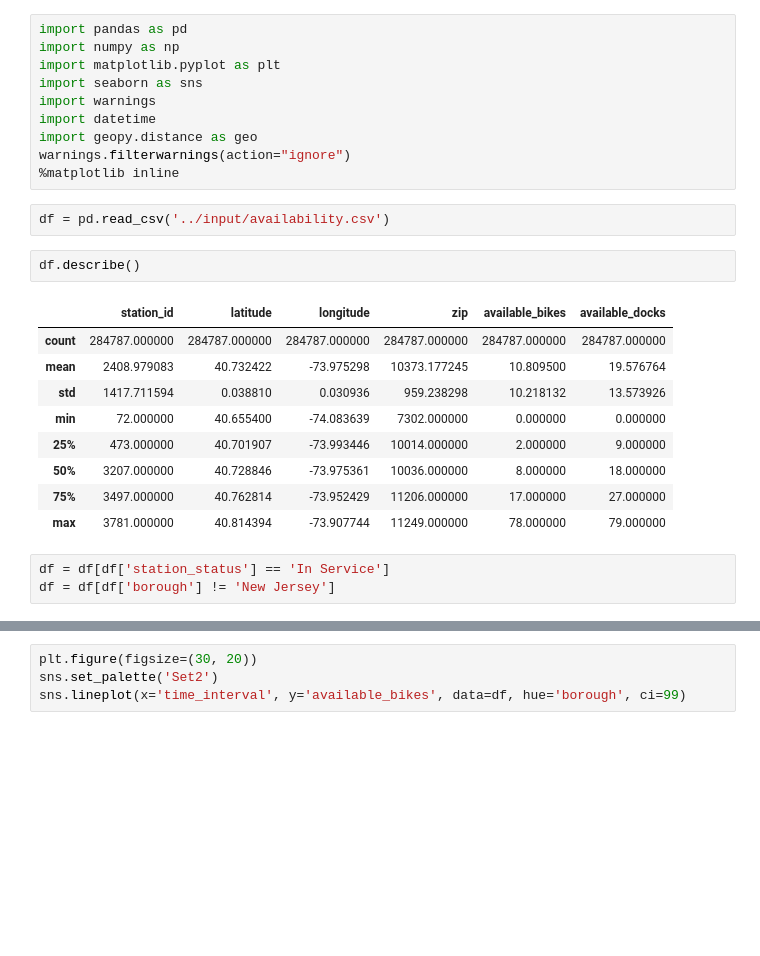
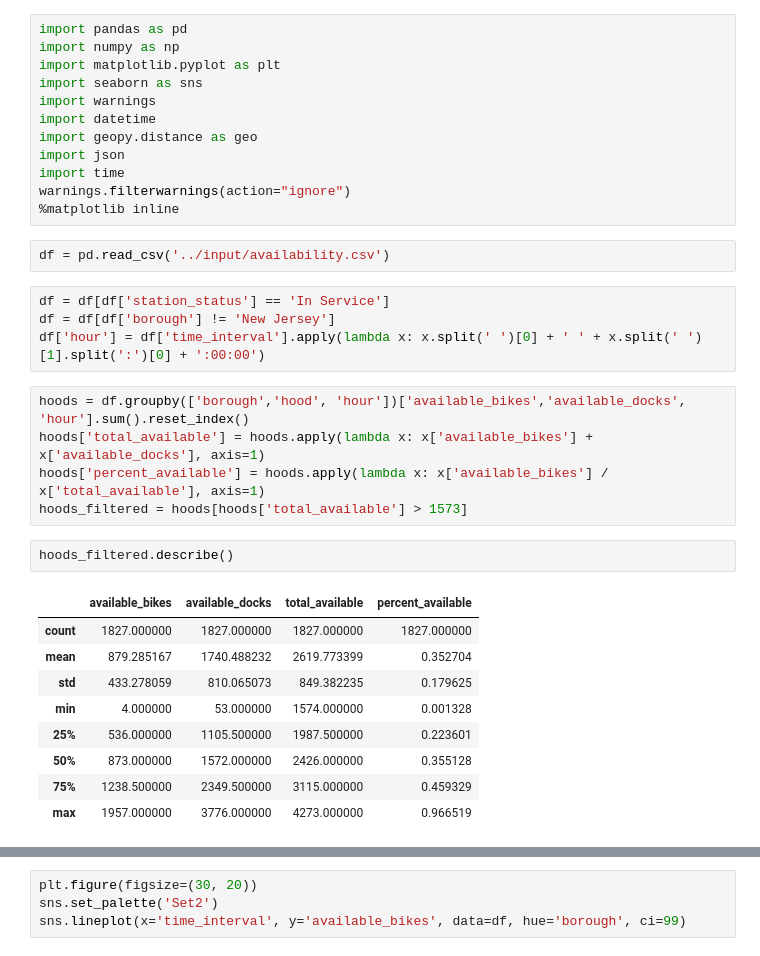
Before and after one commit to alhankeser/citibike-analysis, a Jupyter notebook: notebooks/CitiBike-1.ipynb, the cells around one changed output, grey strips where cells are left out. Saved outputs shown, nothing was run; the diff lists cells and outputs as text; blank space fills up the shorter version.

Commit message:
Update nearby_stations

```diff
--- a/notebooks/CitiBike-1.ipynb
+++ b/notebooks/CitiBike-1.ipynb
@@ -6,22 +6,30 @@ import seaborn as sns
 import warnings
 import datetime
 import geopy.distance as geo
+import json
+import time
 warnings.filterwarnings(action="ignore")
 %matplotlib inline
 # %%
 df = pd.read_csv('../input/availability.csv')
+# %%
+df = df[df['station_status'] == 'In Service']
+df = df[df['borough'] != 'New Jersey']
+df['hour'] = df['time_interval'].apply(lambda x: x.split(' ')[0] + ' ' + x.split(' ')[1].split(':')[0] + ':00:00')
+# %%
+hoods = df.groupby(['borough','hood', 'hour'])['available_bikes','available_docks', 'hour'].sum().reset_index()
+hoods['total_available'] = hoods.apply(lambda x: x['available_bikes'] + x['available_docks'], axis=1)
+hoods['percent_available'] = hoods.apply(lambda x: x['available_bikes'] / x['total_available'], axis=1)
+hoods_filtered = hoods[hoods['total_available'] > 1573]
 # %%
-df.describe()
+hoods_filtered.describe()
 # %% [output]
-|  | station_id | latitude | longitude | zip | available_bikes | available_docks |
-| count | 284787.000000 | 284787.000000 | 284787.000000 | 284787.000000 | 284787.000000 | 284787.000000 |
-| mean | 2408.979083 | 40.732422 | -73.975298 | 10373.177245 | 10.809500 | 19.576764 |
-| std | 1417.711594 | 0.038810 | 0.030936 | 959.238298 | 10.218132 | 13.573926 |
-| min | 72.000000 | 40.655400 | -74.083639 | 7302.000000 | 0.000000 | 0.000000 |
-| 25% | 473.000000 | 40.701907 | -73.993446 | 10014.000000 | 2.000000 | 9.000000 |
-| 50% | 3207.000000 | 40.728846 | -73.975361 | 10036.000000 | 8.000000 | 18.000000 |
-| 75% | 3497.000000 | 40.762814 | -73.952429 | 11206.000000 | 17.000000 | 27.000000 |
-| max | 3781.000000 | 40.814394 | -73.907744 | 11249.000000 | 78.000000 | 79.000000 |
+|  | available_bikes | available_docks | total_available | percent_available |
+| count | 1827.000000 | 1827.000000 | 1827.000000 | 1827.000000 |
+| mean | 879.285167 | 1740.488232 | 2619.773399 | 0.352704 |
+| std | 433.278059 | 810.065073 | 849.382235 | 0.179625 |
+| min | 4.000000 | 53.000000 | 1574.000000 | 0.001328 |
+| 25% | 536.000000 | 1105.500000 | 1987.500000 | 0.223601 |
+| 50% | 873.000000 | 1572.000000 | 2426.000000 | 0.355128 |
+| 75% | 1238.500000 | 2349.500000 | 3115.000000 | 0.459329 |
+| max | 1957.000000 | 3776.000000 | 4273.000000 | 0.966519 |
-# %%
-df = df[df['station_status'] == 'In Service']
-df = df[df['borough'] != 'New Jersey']
```
Also changed, not shown: parts of 20 cells of this notebook, 1 other file.
